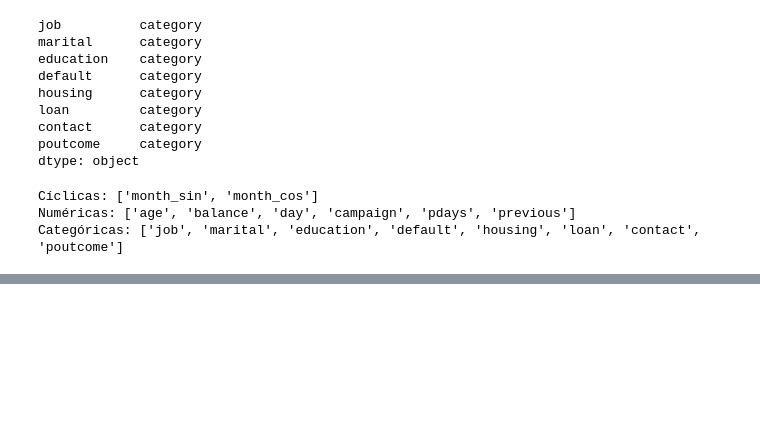
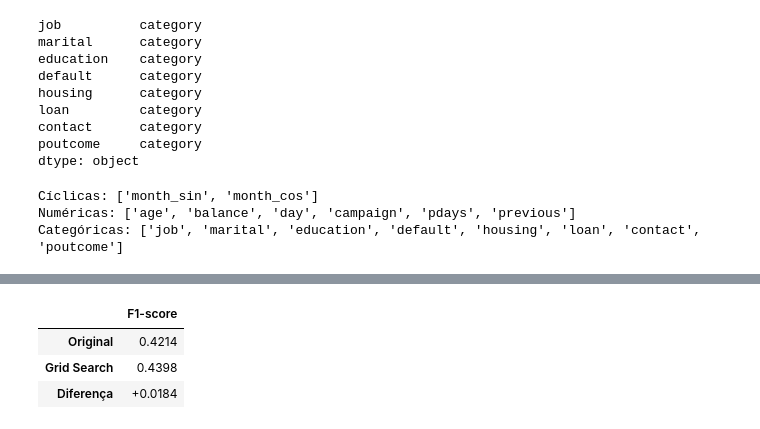
Before and after one commit to da-silva-d-w/ML_and_DS_Projects, a Jupyter notebook: desenvolvimento.ipynb, the cells around one changed output, grey strips where cells are left out. Drawn from its saved outputs; the diff is of its cells as text; code cells hidden in the pictures; blank space fills up the shorter version.

```diff
--- a/desenvolvimento.ipynb
+++ b/desenvolvimento.ipynb
@@ -869,0 +907,14 @@ display(resultados_df.sort_values('F1', ascending=False).round(4))
+# %%
+# # Aqui vamos selecionar automaticamente o modelo com maior F1-score e, em seguida, executar um GridSearch somente nele
+
+# Selecionar o modelo com maior F1-score na comparação inicial
+melhor_nome = resultados_df["F1-Score"].idxmax()
+melhor_modelo = modelos[melhor_nome]
+f1_original = resultados_df.loc[melhor_nome, "F1-Score"] # "original" porque vamos comparar esse valor com os novos valores do gridsearch
+
+# Recuperar os hiperparâmetros do modelo selecionado
+hiperparametros_busca = hiperparametros[melhor_nome]
+
+print(f"Melhor modelo: {melhor_nome}")
+print(f"F1-score original: {f1_original:.4f}")
+print(f"Hiperparâmetros a serem testados: {hiperparametros_busca}")
@@ -869,0 +925,74 @@ display(resultados_df.sort_values('F1', ascending=False).round(4))
+# %%
+# Configurar e executar o GridSearch
+
+from sklearn.model_selection import GridSearchCV
+from sklearn.base import clone
+
+# Recuperar o modelo selecionado e seus hiperparâmetros correspondentes
+pipeline = clone(melhor_modelo)
+
+# Configurar e executar o GridSearch
+grid_search = GridSearchCV(
+    estimator=pipeline,
+    param_grid=hiperparametros_busca,
+    scoring="f1",
+    cv=cv,
+    n_jobs=1,
+    verbose=3
+)
+
+# Usar y_train_bin, pois a variável-alvo foi convertida para 0 e 1
+grid_search.fit(X_train, y_train_bin)
+
+print("----------------------------------------------------------------------------------------------------------------------------------")
+print("Melhores hiperparâmetros encontrados:", grid_search.best_params_)
+print("F1-score do Grid Search:", round(grid_search.best_score_, 4))
+print("----------------------------------------------------------------------------------------------------------------------------------")
+
+print("Comparando o modelo original com o melhor modelo do GridSearch...")
+
+# Criar tabela comparando o F1-score original e o obtido após a otimização
+comparacao_f1 = pd.DataFrame({
+    'F1-score': [
+        f"{f1_original:.4f}",
+        f"{grid_search.best_score_:.4f}",
+        f"{grid_search.best_score_ - f1_original:+.4f}" # esse "+"" em "+.4f" faz aparecer o sinal positivo antes do número se houver melhora
+    ]
+}, index=['Original', 'Grid Search', 'Diferença'])
+
+display(comparacao_f1.round(4))
+#-----------------------------------------------------------------------------------------------------------------------------------------
+
+# Manter a melhor configuração entre o modelo original e o otimizado
+if grid_search.best_score_ > f1_original:
+    melhor_modelo = grid_search.best_estimator_
+    melhor_f1 = grid_search.best_score_
+    print("Modelo otimizado pelo Grid Search selecionado.")
+else:
+    # Recuperar o modelo original e treiná-lo com todos os dados de treinamento
+    melhor_modelo = clone(modelos[melhor_nome]).fit(X_train, y_train_bin)
+    melhor_f1 = f1_original
+    print("Modelo original mantido.")
+print("----------------------------------------------------------------------------------------------------------------------------------")
+
+# Preparar a visualização dos hiperparâmetros do melhor modelo
+
+# Se for XGBoost, os parâmetros estãro diretamente no estimador.
+# Nos demais modelos, estarão dentro da etapa 'modelo' do Pipeline.
+if melhor_nome == "XGBoost":
+    modelo_final = melhor_modelo
+else:
+    modelo_final = melhor_modelo.named_steps["modelo"]
+
+padrao = modelo_final.__class__().get_params(deep=False)  # Selecionar os hiperparâmetros padrão para NÃO MOSTRAR
+modificados = [
+    f"{k}={v}"
+    for k, v in modelo_final.get_params(deep=False).items()
+    if v != padrao.get(k)
+]  # Comparar e mostrar somente os diferentes
+
+modelo_hiperametros_texto = f"{modelo_final.__class__.__name__}({', '.join(modificados)})"  # Salvar o texto legível nessa variável
+
+print("Melhor modelo até agora:", modelo_hiperametros_texto)
+print("F1-score do modelo selecionado:", round(melhor_f1, 4))
+# %% [output]
@@ -869,0 +1016,4 @@ display(resultados_df.sort_values('F1', ascending=False).round(4))
+|  | F1-score |
+| Original | 0.4214 |
+| Grid Search | 0.4398 |
+| Diferença | +0.0184 |
```
Also changed, not shown: parts of 15 cells of this notebook.
